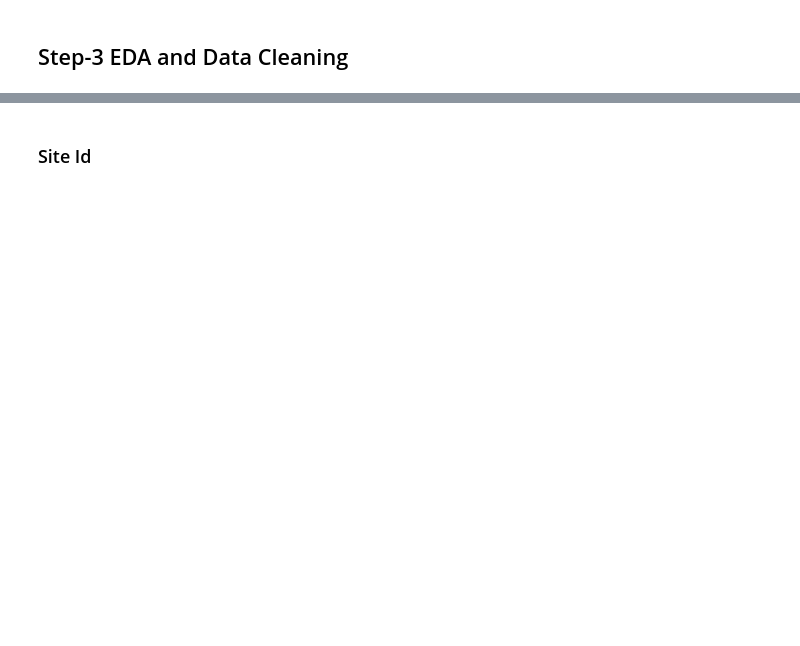
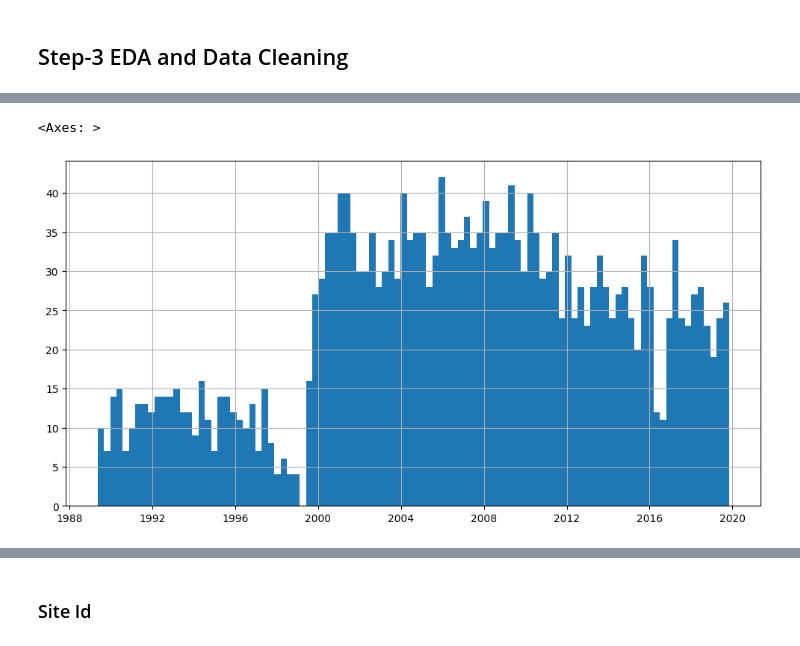
Before and after one commit to ameygawade/DataScience-100-Days-of-Data-Science, a Jupyter notebook: Week 7-8 Time-Series and NLP/Day-49 Time Series Forcasting Project/Day_49_Time_Series_Forcasting_Project.ipynb, the cells around one changed output, grey strips where cells are left out. Saved outputs shown, nothing was run; the diff lists cells and outputs as text; code cells hidden in the pictures; blank space fills up the shorter version.

```diff
--- a/Week 7-8 Time-Series and NLP/Day-49 Time Series Forcasting Project/Day_49_Time_Series_Forcasting_Project.ipynb
+++ b/Week 7-8 Time-Series and NLP/Day-49 Time Series Forcasting Project/Day_49_Time_Series_Forcasting_Project.ipynb
@@ -18,0 +48,4 @@ df.info()
+# %%
+# Convert 'Read_Date' to datetime, coerce errors to NaT
+df['Read_Date'] = pd.to_datetime(df['Read_Date'], errors='coerce')
+df.info()
@@ -18,0 +70,5 @@ df.info()
+# %%
+df['Read_Date'].hist(bins=100, figsize=(12, 6))
+# %% [output]
+<Axes: >
+[figure, added]
```
Also changed, not shown: parts of 54 cells of this notebook, 1 other file.
